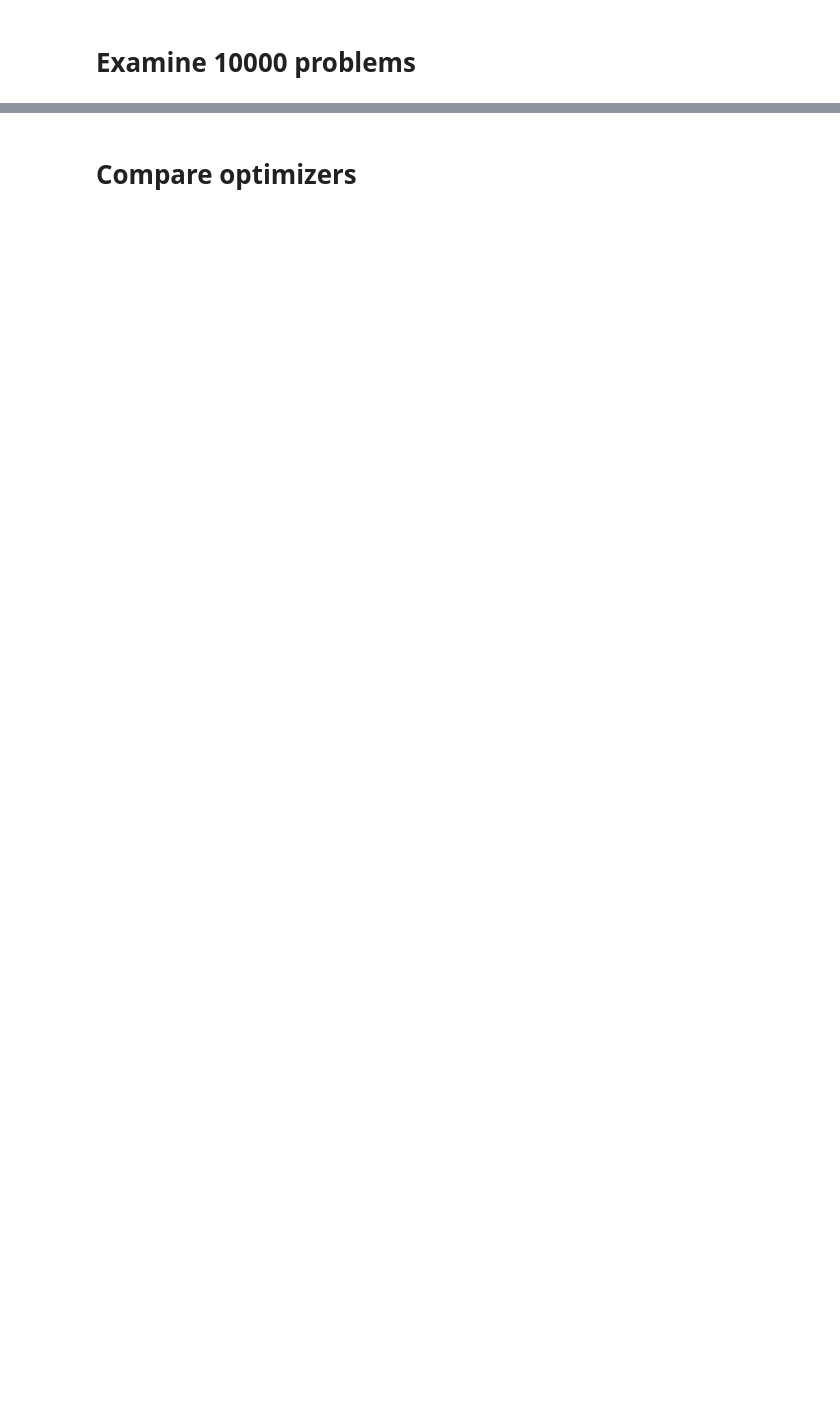
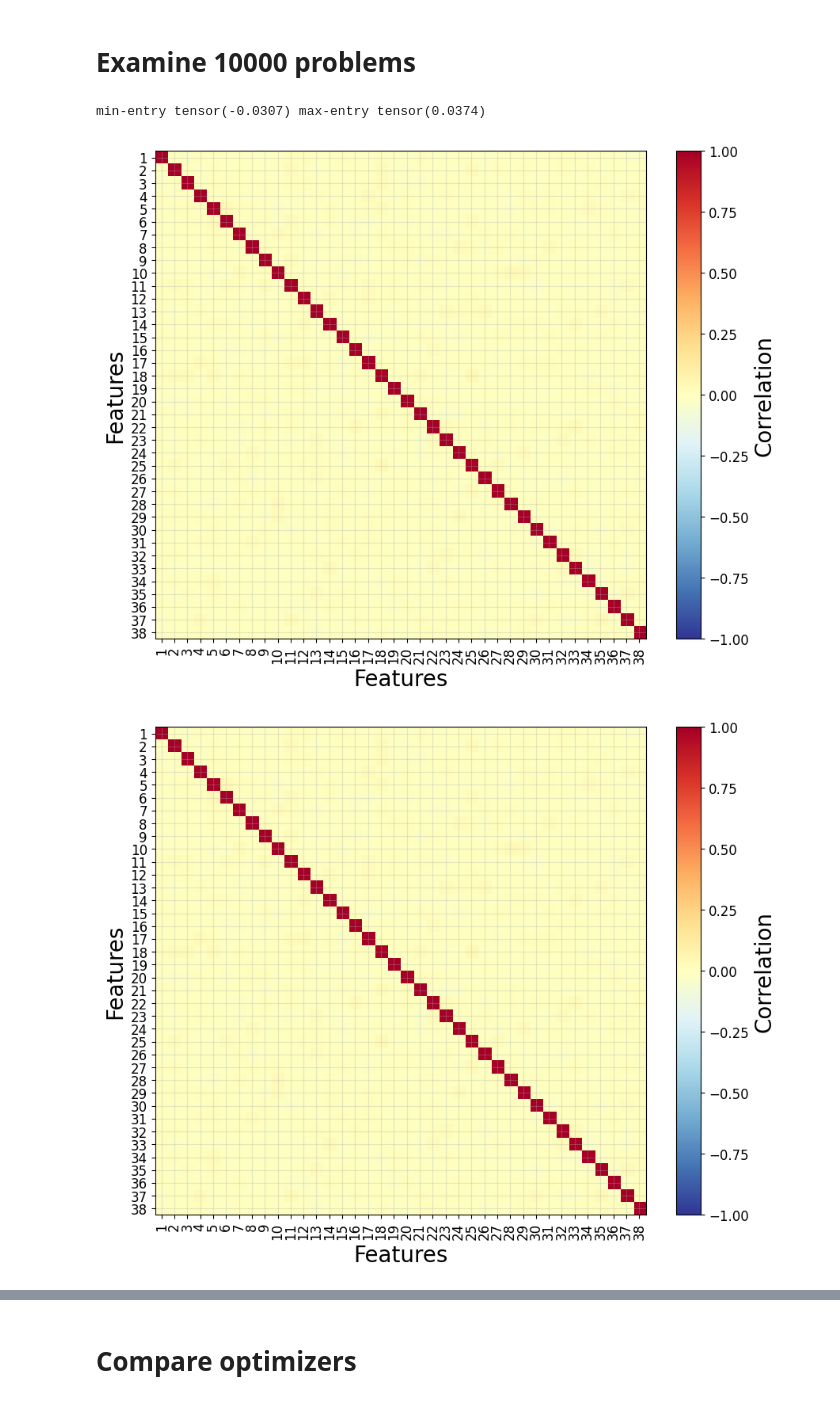
Before and after one commit to hzbian/metrix_hackathon, a Jupyter notebook: ray_tools/hist_optimizer/evaluation_hist_optimizer.ipynb, the cells around one changed output, grey strips where cells are left out. Cells and saved outputs as stored; diff of their text form; code cells hidden in the pictures; blank space fills up the shorter version.

```diff
--- a/ray_tools/hist_optimizer/evaluation_hist_optimizer.ipynb
+++ b/ray_tools/hist_optimizer/evaluation_hist_optimizer.ipynb
@@ -79,7 +114,13 @@ plt.savefig(os.path.join(outputs_dir,'parameters_comparison.pdf'), bbox_inches='
 offsets_list, uncompensated_parameters_list, compensated_parameters_list = generate_n_offset_problems(model, 10000)
 # %%
 labels = [key for key, value in model.input_parameter_container.items() if isinstance(value, MutableParameter)]
+labels = new_label_names(labels)
+labels = [str(i+1) for i in range(len(labels))]
 correlation_matrix(offsets_list, labels, "offsets", outputs_dir=outputs_dir)
+# %% [output]
+min-entry tensor(-0.0307) max-entry tensor(0.0374)
+[figure, added]
+[figure, added]
 # %%
 stacked_uncompensated_parameters = torch.vstack([entry[:, 0, 0, :] for entry in uncompensated_parameters_list])
 stacked_uncompensated_parameters_except_intensity_scale = torch.cat((stacked_uncompensated_parameters[:, :34], stacked_uncompensated_parameters[:, 35:]), dim=1)
```
Also changed, not shown: parts of 23 cells of this notebook.
